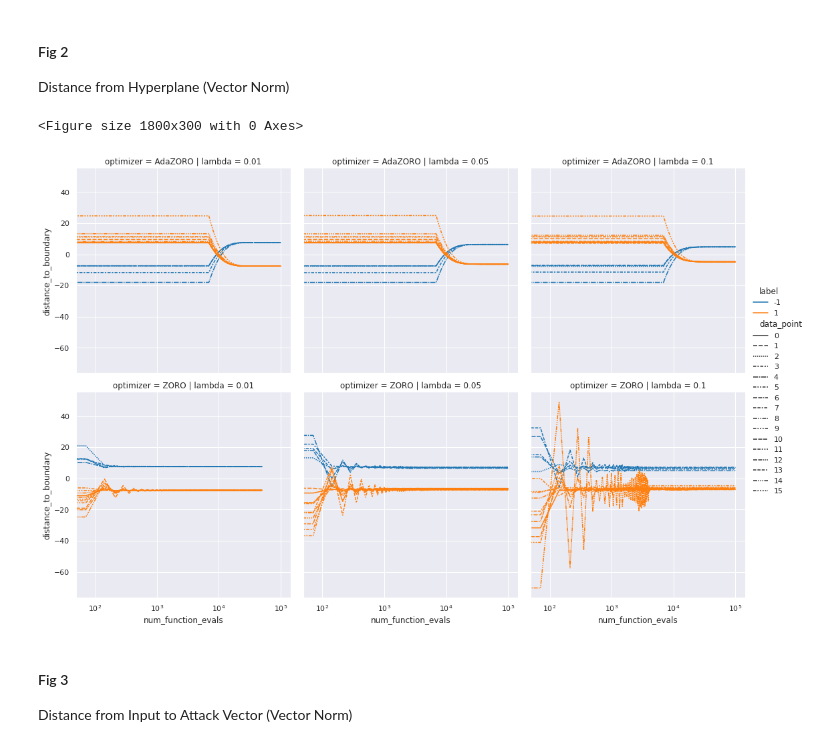
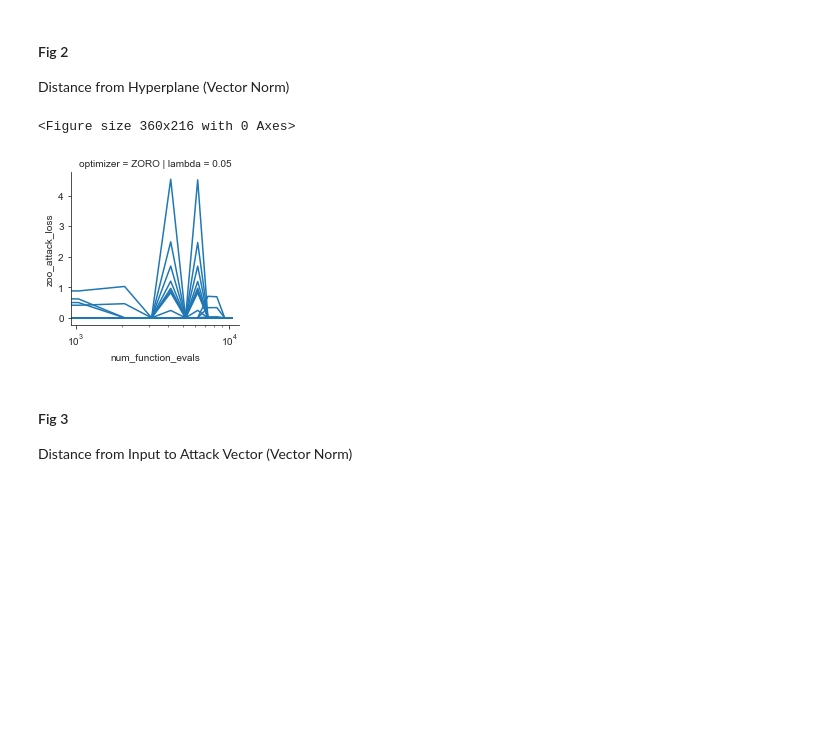
Before and after one commit to warhuus/optml-project, a Jupyter notebook: VisualizeResultsFashion.ipynb, the cells around one changed output. Cells and saved outputs as stored; diff of their text form; code cells hidden in the pictures; blank space fills up the shorter version.

Commit message:
Visualization finished for fashion-mnist data

```diff
--- a/VisualizeResultsFashion.ipynb
+++ b/VisualizeResultsFashion.ipynb
@@ -85,4 +14,0 @@ for i in dims:
-# %%
-w_norm = dict()
-for i in dims:
-    w_norm[i] = np.linalg.norm(clf[i].coef_)
@@ -91,11 +15,3 @@ for i in dims:
-# %%
-X_sel = dict()
-y_sel = dict()
-for i in dims:
-    rs = ShuffleSplit(n_splits=1, train_size=16, random_state=42)
-    # Recover the exact indices used for training (kind of hacky)
-    for train_index, test_index in rs.split(X[i]):
-        X_sel[i], y_sel[i] = X[i][train_index], y[i][train_index]
 # %% [markdown]
 ### Reload Best Attacker Data and Plot Graphs
 # %%
@@ -161,7 +119,5 @@ report_zoro_d100_lamb_10 = compile_report(False, 0.10, 100)
+# %%
+report_lamb_05 = compile_report_fashion('ZORO_L_005_report.pt', 0.05)
+report_lamb_10 = compile_report_fashion('ZORO_L_01_report.pt', 0.1)
 # %%
-report_all = pd.concat([report_ada_d100_lamb_01,
-                            report_ada_d100_lamb_05,
-                            report_ada_d100_lamb_10,
-                            report_zoro_d100_lamb_01,
-                            report_zoro_d100_lamb_05,
-                            report_zoro_d100_lamb_10]).reset_index()
+report_all = pd.concat([report_lamb_01, report_lamb_05, report_lamb_10]).reset_index()
@@ -202,21 +126,18 @@ plt.savefig("gaussian_dim100_path.pdf")
 
 Distance from Hyperplane (Vector Norm)
 # %%
-plt.figure(figsize=(6, 1), dpi=300)
-
-sns.set(font_scale=1)
-
+plt.figure(figsize=(5, 3))
 g = sns.relplot(
-    data=report_all, x="num_function_evals", y="distance_to_boundary",
-    row="optimizer", col="lambda", hue="label", style="data_point",
-    kind="line", palette="tab10"
+    data=report_all[report_all['lambda'] == 0.05], x="num_function_evals", y="zoo_attack_loss",
+    row="optimizer", col="lambda", units="data_point",
+    kind="line", palette="tab10", estimator=None, height=3,
+    aspect=1
 )
 plt.xscale("log")
-
-plt.savefig("gaussian_dim100_distance_norm.pdf")
+plt.savefig("fashion_distance_norm.pdf")
 # %% [output]
-<Figure size 1800x300 with 0 Axes>
+<Figure size 360x216 with 0 Axes>
-[figure, old version]
+[figure, new version]
 # %% [markdown]
 #### Fig 3
 
```
Also changed, not shown: parts of 21 cells of this notebook, 1 other file.
